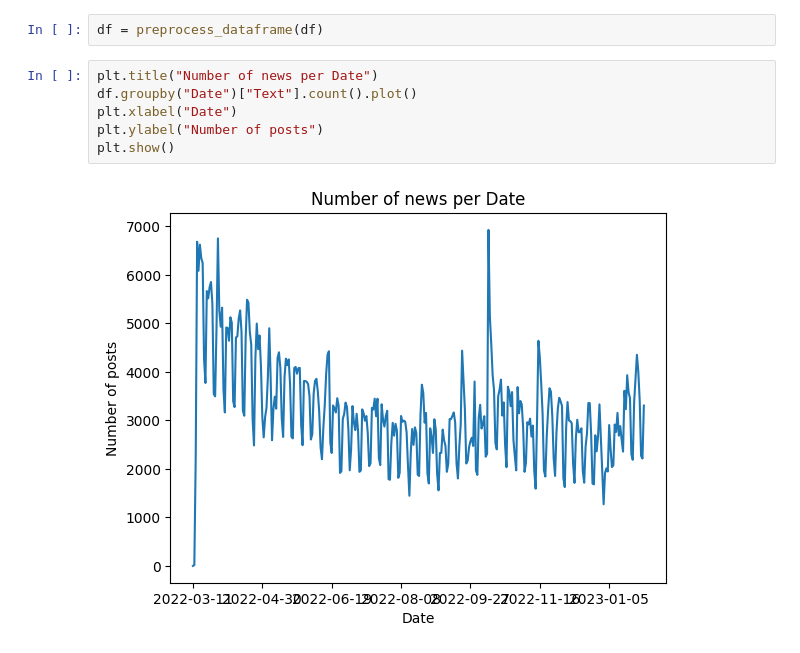
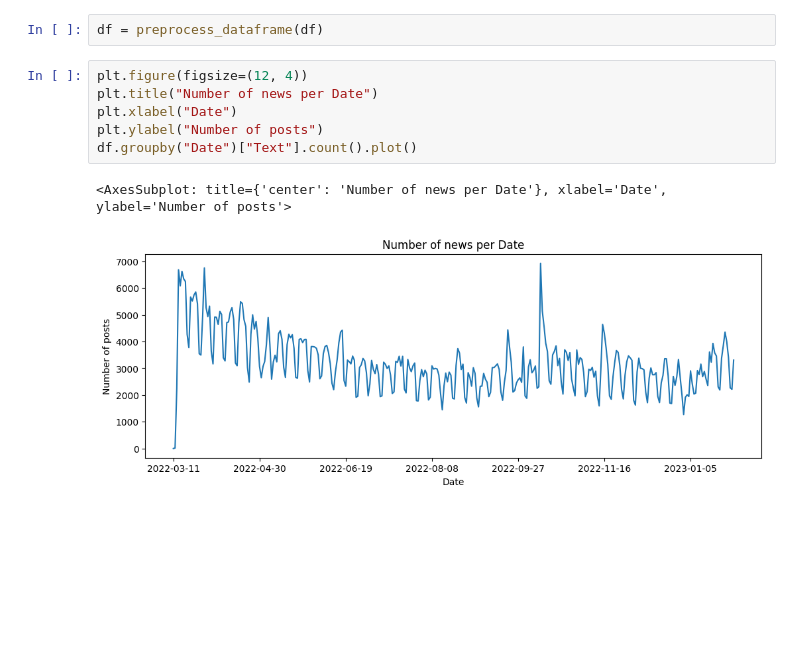
Before and after one commit to NaturalStupidlty/FakeNewsDetection, a Jupyter notebook: Homework/task6.ipynb, the cells around one changed output. Drawn from its saved outputs; the diff is of its cells as text; blank space fills up the shorter version.

```diff
--- a/Homework/task6.ipynb
+++ b/Homework/task6.ipynb
@@ -29,13 +45,14 @@ def preprocess_dataframe(df):
 # %%
 df = preprocess_dataframe(df)
 # %%
+plt.figure(figsize=(12, 4))
 plt.title("Number of news per Date")
-df.groupby("Date")["Text"].count().plot()
 plt.xlabel("Date")
 plt.ylabel("Number of posts")
-plt.show()
+df.groupby("Date")["Text"].count().plot()
 # %% [output]
+<AxesSubplot: title={'center': 'Number of news per Date'}, xlabel='Date', ylabel='Number of posts'>
-[figure, old version]
+[figure, new version]
 # %%
 df['Month'] = df['DateTime'].dt.month
 counts = df['Month'].value_counts().sort_index()
```
Also changed, not shown: parts of 16 cells of this notebook.
